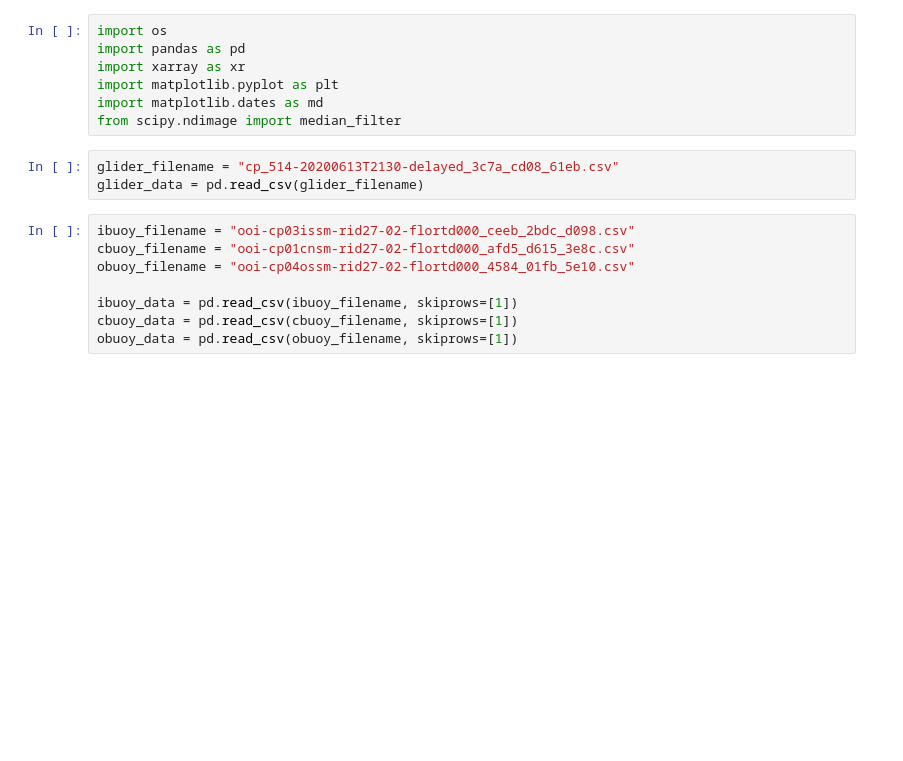
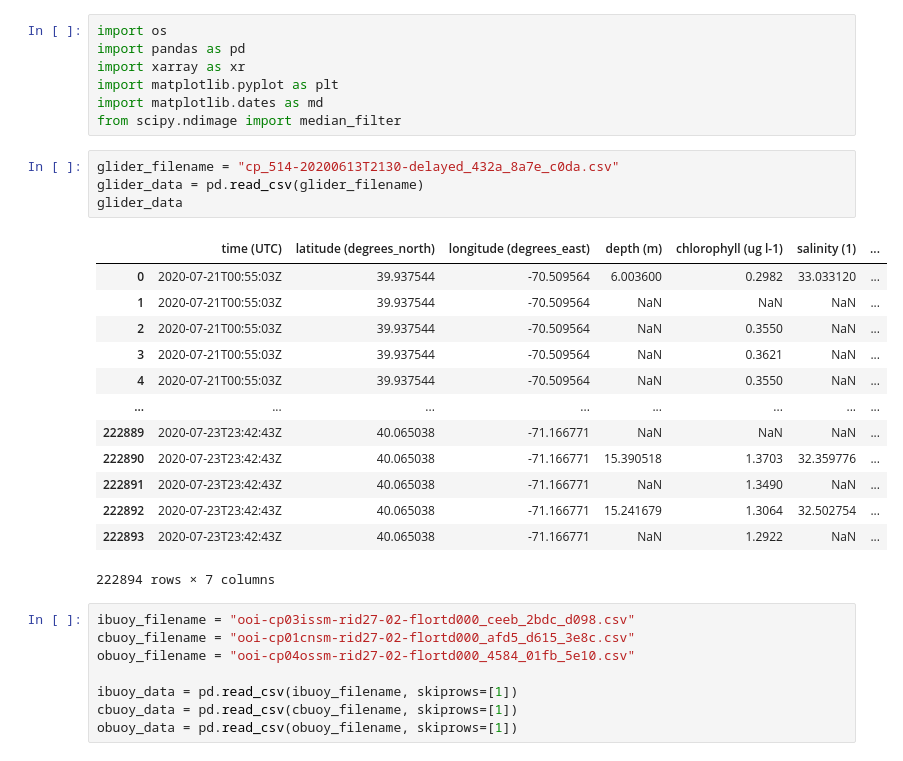
Before and after one commit to AmyPhung/2.688-Ocean-Instrumentation, a Jupyter notebook: ooi_lab/ooi_lab.ipynb, the cells around one changed output. Cells and saved outputs as stored; diff of their text form; blank space fills up the shorter version.

```diff
--- a/ooi_lab/ooi_lab.ipynb
+++ b/ooi_lab/ooi_lab.ipynb
@@ -8,8 +8,23 @@ import matplotlib.pyplot as plt
 import matplotlib.dates as md
 from scipy.ndimage import median_filter
 # %%
-glider_filename = "cp_514-20200613T2130-delayed_3c7a_cd08_61eb.csv"
+glider_filename = "cp_514-20200613T2130-delayed_432a_8a7e_c0da.csv"
 glider_data = pd.read_csv(glider_filename)
+glider_data
+# %% [output]
+|  | time (UTC) | latitude (degrees_north) | longitude (degrees_east) | depth (m) | chlorophyll (ug l-1) | salinity (1) | ... |
+| 0 | 2020-07-21T00:55:03Z | 39.937544 | -70.509564 | 6.003600 | 0.2982 | 33.033120 | ... |
+| 1 | 2020-07-21T00:55:03Z | 39.937544 | -70.509564 | NaN | NaN | NaN | ... |
+| 2 | 2020-07-21T00:55:03Z | 39.937544 | -70.509564 | NaN | 0.3550 | NaN | ... |
+| 3 | 2020-07-21T00:55:03Z | 39.937544 | -70.509564 | NaN | 0.3621 | NaN | ... |
+| 4 | 2020-07-21T00:55:03Z | 39.937544 | -70.509564 | NaN | 0.3550 | NaN | ... |
+| ... | ... | ... | ... | ... | ... | ... | ... |
+| 222889 | 2020-07-23T23:42:43Z | 40.065038 | -71.166771 | NaN | NaN | NaN | ... |
+| 222890 | 2020-07-23T23:42:43Z | 40.065038 | -71.166771 | 15.390518 | 1.3703 | 32.359776 | ... |
+| 222891 | 2020-07-23T23:42:43Z | 40.065038 | -71.166771 | NaN | 1.3490 | NaN | ... |
+| 222892 | 2020-07-23T23:42:43Z | 40.065038 | -71.166771 | 15.241679 | 1.3064 | 32.502754 | ... |
+| 222893 | 2020-07-23T23:42:43Z | 40.065038 | -71.166771 | NaN | 1.2922 | NaN | ... |
+222894 rows × 7 columns
 # %%
 ibuoy_filename = "ooi-cp03issm-rid27-02-flortd000_ceeb_2bdc_d098.csv"
 cbuoy_filename = "ooi-cp01cnsm-rid27-02-flortd000_afd5_d615_3e8c.csv"
```
Also changed, not shown: parts of 11 cells of this notebook.
